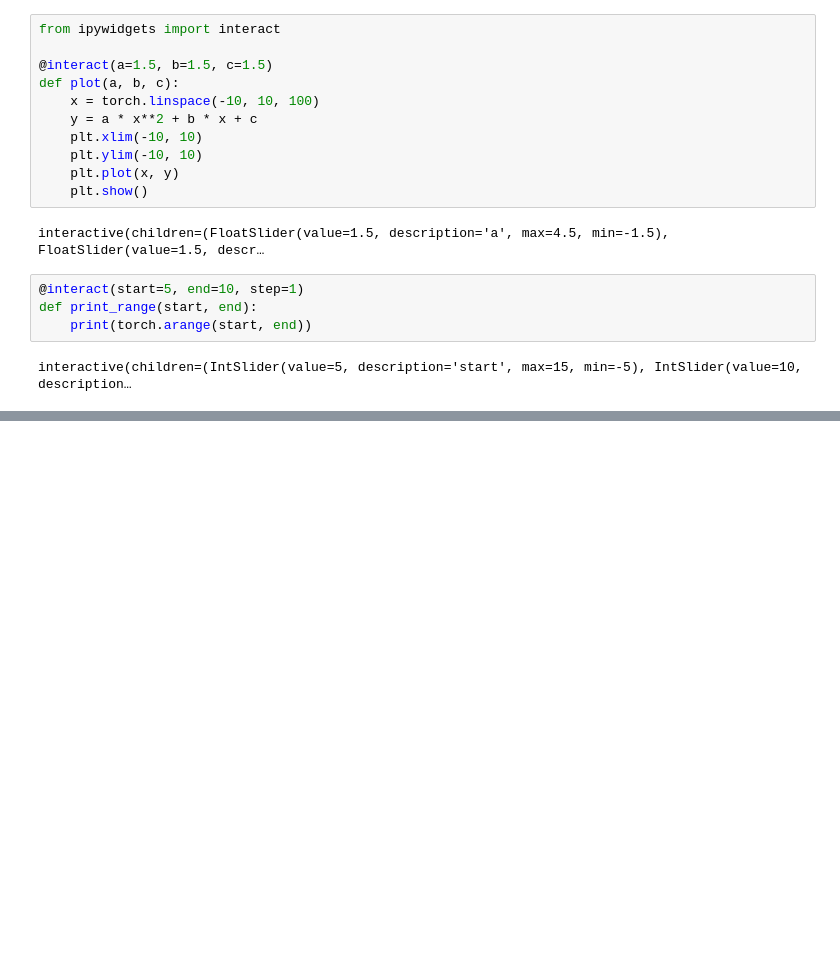
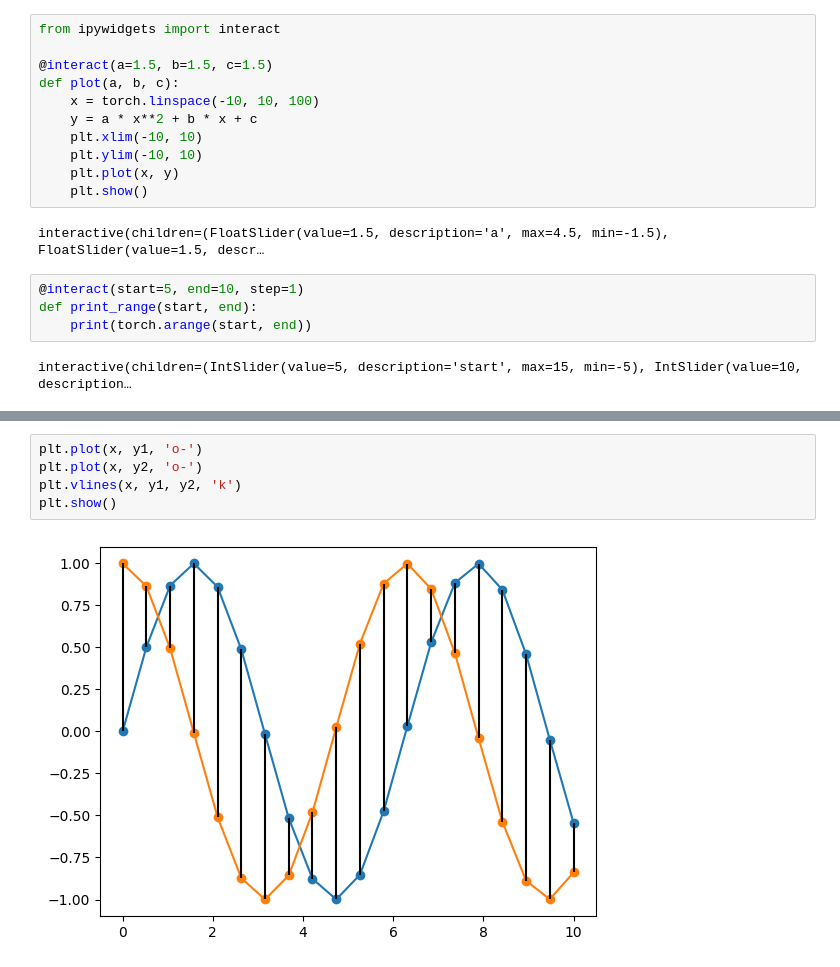
Before and after one commit to MissingSemesterCUET/ML, a Jupyter notebook: lecture1.ipynb, the cells around one changed output, grey strips where cells are left out. Saved outputs shown, nothing was run; the diff lists cells and outputs as text; blank space fills up the shorter version.

```diff
--- a/lecture1.ipynb
+++ b/lecture1.ipynb
@@ -525,0 +538,7 @@ interactive(children=(IntSlider(value=5, description='start', max=15, min=-5), I
+# %%
+plt.plot(x, y1, 'o-')
+plt.plot(x, y2, 'o-')
+plt.vlines(x, y1, y2, 'k')
+plt.show()
+# %% [output]
+[figure, added]
```
Also changed, not shown: parts of 3 cells of this notebook, 1 other file.
